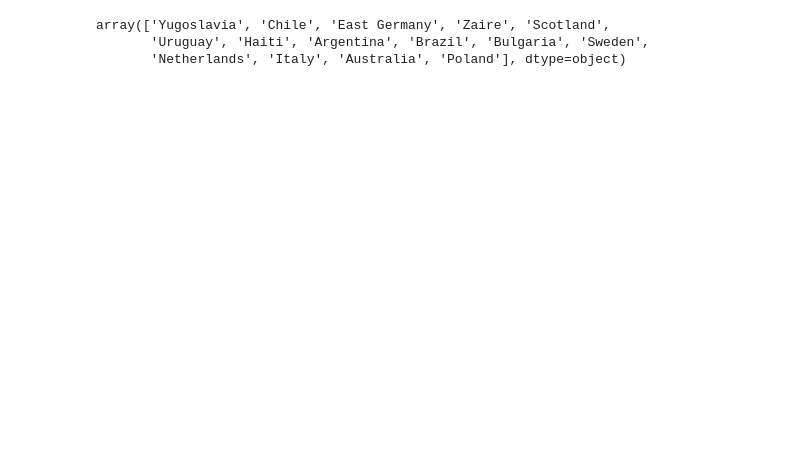
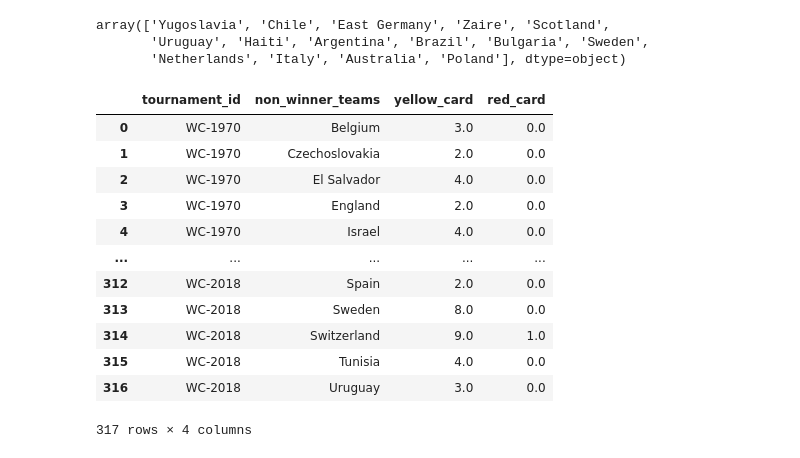
Before and after one commit to NaTaliaebr/Project_1, a Jupyter notebook: data_tranformation/Data_transformation_Q1.ipynb, the cells around one changed output. Saved outputs shown, nothing was run; the diff lists cells and outputs as text; code cells hidden in the pictures; blank space fills up the shorter version.

```diff
--- a/data_tranformation/Data_transformation_Q1.ipynb
+++ b/data_tranformation/Data_transformation_Q1.ipynb
@@ -85,3 +79,22 @@ df_temp.loc[ df_temp['tournament_id'] == 'WC-1974', 'team_name' ].unique()
 array(['Yugoslavia', 'Chile', 'East Germany', 'Zaire', 'Scotland',
        'Uruguay', 'Haiti', 'Argentina', 'Brazil', 'Bulgaria', 'Sweden',
        'Netherlands', 'Italy', 'Australia', 'Poland'], dtype=object)
+# %%
+non_winner_booking_info=non_winner_booking_info.groupby(['tournament_id', 'team_name']).agg( {'yellow_card': 'sum', 'red_card': 'sum'} ).reset_index()
+non_winner_booking_info=non_winner_booking_info.rename(columns={'team_name' : 'non_winner_teams'})
+
+non_winner_booking_info
+# %% [output]
+|  | tournament_id | non_winner_teams | yellow_card | red_card |
+| 0 | WC-1970 | Belgium | 3.0 | 0.0 |
+| 1 | WC-1970 | Czechoslovakia | 2.0 | 0.0 |
+| 2 | WC-1970 | El Salvador | 4.0 | 0.0 |
+| 3 | WC-1970 | England | 2.0 | 0.0 |
+| 4 | WC-1970 | Israel | 4.0 | 0.0 |
+| ... | ... | ... | ... | ... |
+| 312 | WC-2018 | Spain | 2.0 | 0.0 |
+| 313 | WC-2018 | Sweden | 8.0 | 0.0 |
+| 314 | WC-2018 | Switzerland | 9.0 | 1.0 |
+| 315 | WC-2018 | Tunisia | 4.0 | 0.0 |
+| 316 | WC-2018 | Uruguay | 3.0 | 0.0 |
+317 rows × 4 columns
```
Also changed, not shown: parts of 9 cells of this notebook, 7 other files.
